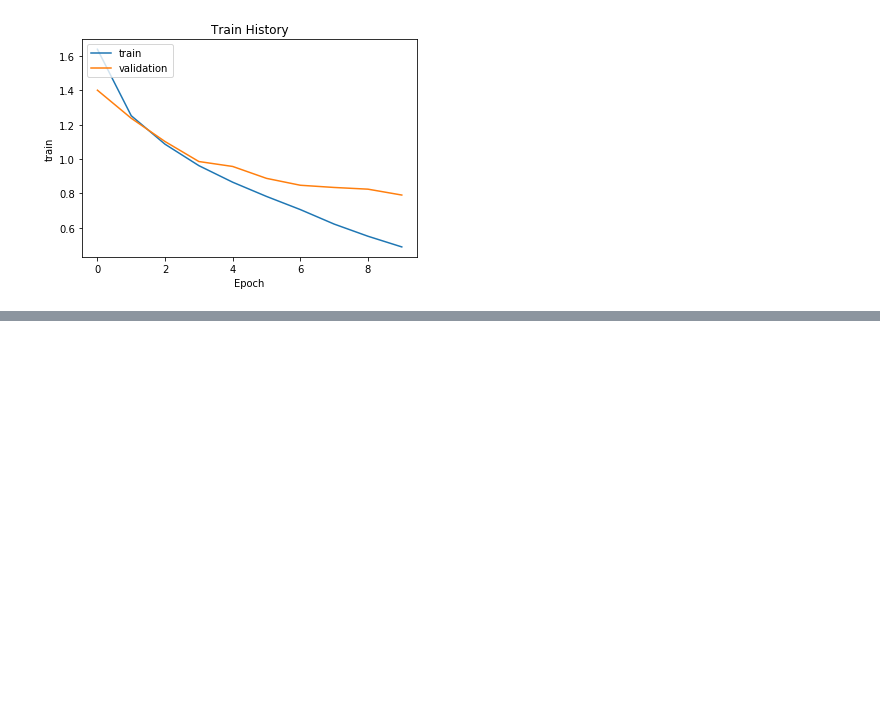
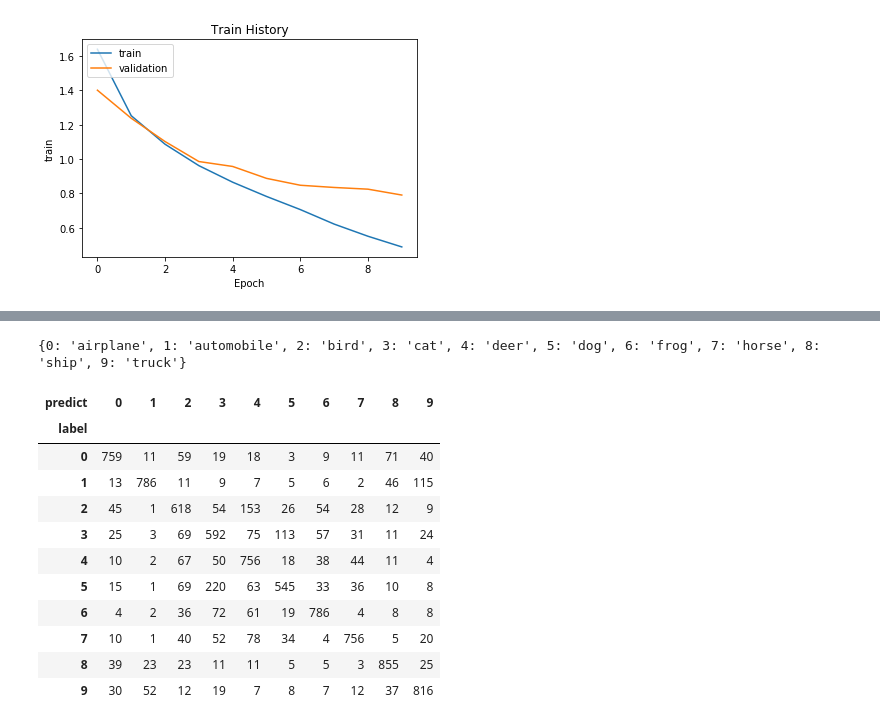
Before and after one commit to 40423105/deep-learning, a Jupyter notebook: keras/Cifar/Cifar_CNN辨識.ipynb, the cells around one changed output, grey strips where cells are left out. Cells and saved outputs as stored; diff of their text form; code cells hidden in the pictures; blank space fills up the shorter version.

```diff
--- a/keras/Cifar/Cifar_CNN辨識.ipynb
+++ b/keras/Cifar/Cifar_CNN辨識.ipynb
@@ -192,0 +256,20 @@ show_train_history(train_history,'loss','val_loss')
+# %%
+#顯示混淆矩陣
+import pandas as pd
+print(label_dict)
+pd.crosstab(y_label_test.reshape(-1),prediction,
+           rownames=['label'],colnames=['predict'])
+# %% [output]
+{0: 'airplane', 1: 'automobile', 2: 'bird', 3: 'cat', 4: 'deer', 5: 'dog', 6: 'frog', 7: 'horse', 8: 'ship', 9: 'truck'}
+| predict | 0 | 1 | 2 | 3 | 4 | 5 | 6 | 7 | 8 | 9 |
+| label |  |  |  |  |  |  |  |  |  |  |
+| 0 | 759 | 11 | 59 | 19 | 18 | 3 | 9 | 11 | 71 | 40 |
+| 1 | 13 | 786 | 11 | 9 | 7 | 5 | 6 | 2 | 46 | 115 |
+| 2 | 45 | 1 | 618 | 54 | 153 | 26 | 54 | 28 | 12 | 9 |
+| 3 | 25 | 3 | 69 | 592 | 75 | 113 | 57 | 31 | 11 | 24 |
+| 4 | 10 | 2 | 67 | 50 | 756 | 18 | 38 | 44 | 11 | 4 |
+| 5 | 15 | 1 | 69 | 220 | 63 | 545 | 33 | 36 | 10 | 8 |
+| 6 | 4 | 2 | 36 | 72 | 61 | 19 | 786 | 4 | 8 | 8 |
+| 7 | 10 | 1 | 40 | 52 | 78 | 34 | 4 | 756 | 5 | 20 |
+| 8 | 39 | 23 | 23 | 11 | 11 | 5 | 5 | 3 | 855 | 25 |
+| 9 | 30 | 52 | 12 | 19 | 7 | 8 | 7 | 12 | 37 | 816 |
```
Also changed, not shown: parts of 9 cells of this notebook, 2 other files.
